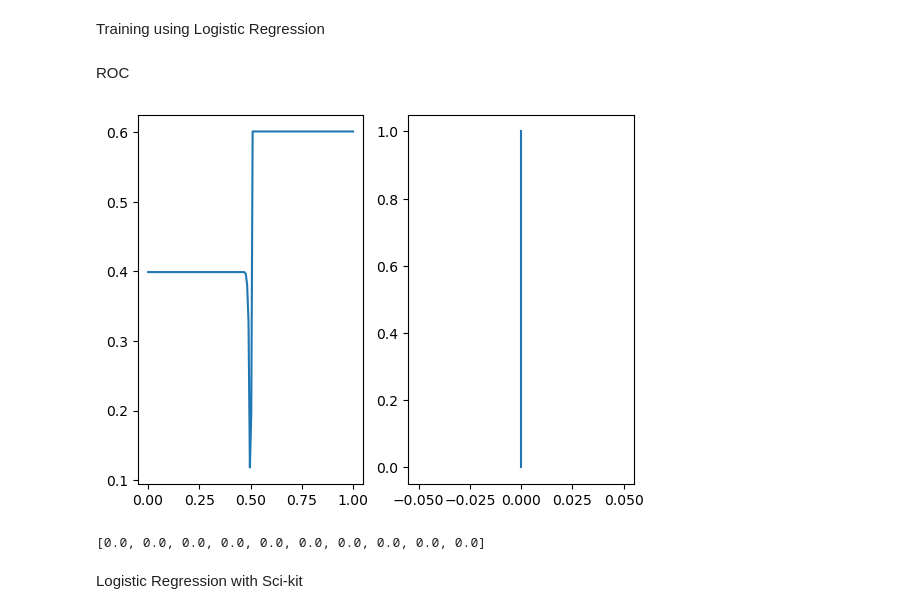
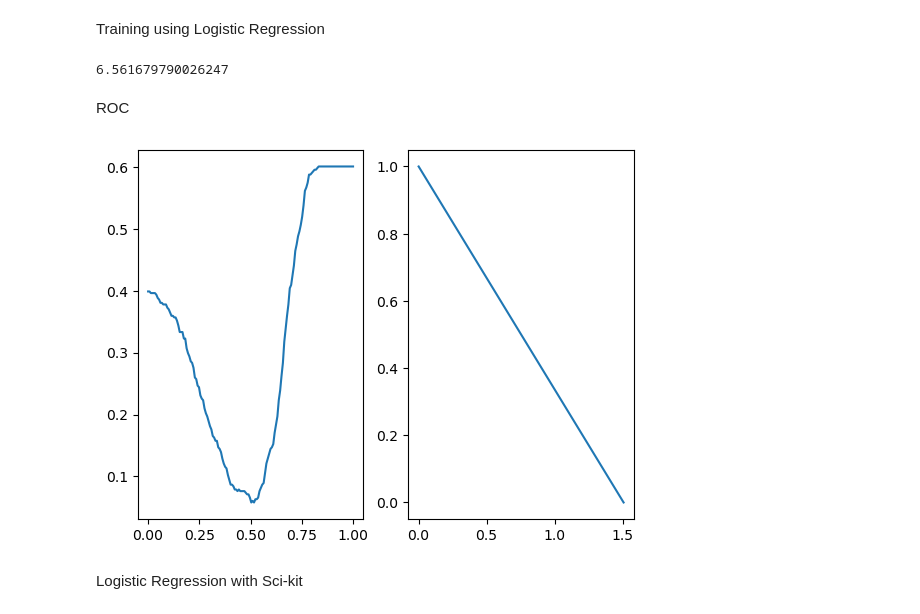
Before and after one commit to Markeloen/ECE718, a Jupyter notebook: Assignment3.ipynb, the cells around one changed output. Drawn from its saved outputs; the diff is of its cells as text; code cells hidden in the pictures.

```diff
--- a/Assignment3.ipynb
+++ b/Assignment3.ipynb
@@ -9,7 +9,12 @@ import matplotlib.pyplot as plt
 
 X, y = load_breast_cancer(return_X_y=True, as_frame=True)
 
-
+# y = pd.DataFrame(np.where(y[:]==0, 1, 0))
+for i in y:
+    if i==1:
+        i=0
+    else:
+        i=1
 
 
 
@@ -68,8 +68,9 @@ N = X_train.shape[0]
 delta_E = 20*np.ones(features_size)
 threshold = 20
 theta = 0.5
-num_of_iterations = 0
-while np.linalg.norm(delta_E) >= threshold:
+num_of_iterations = 50
+counter = 0
+while counter <= num_of_iterations:
 
     predicted_class = []
     delta_E = 0
@@ -83,7 +84,16 @@ while np.linalg.norm(delta_E) >= threshold:
         predicted_class.append(1 if sigmoid(w.T@X_train[i][:].T) >= theta else 0)
         if y_train[i] != predicted_class[i]:
             Error_zero_one += 1
-    num_of_iterations += 1
+    counter += 1
+
+Generalization_Err = 0
+for i in range(N):
+    if y_train[i] != predicted_class[i]:
+        Generalization_Err += 1
+
+print(Generalization_Err/y_train.shape[0]*100)
+# %% [output]
+6.561679790026247
 # %% [markdown]
 ROC
 # %%
@@ -91,50 +101,48 @@ theta = np.linspace(0,1,150)
 Sens_arr = []
 Spec_arr = []
 miss_classification_rate = []
+
+
 for theta_i in theta:
     predicted_class = []
     for i in range(N):
 
-        predicted_class.append(1 if sigmoid(w.T@X_train[i][:].T) >= theta_i else 0)
+        predicted_class.append(1 if sigmoid(w@X_train[i][:]) >= theta_i else 0)
 
 
     # print(Error_zero_one)
     # Compute True Positive
     TP = 0
     FP = 0
     Pos = 0
     Neg = 0
     for i in range(N):
-        if y_train[i] == predicted_class[i] & y_train[i] == 1:
+        if y_train[i] == predicted_class[i] and y_train[i] == 1:
             TP += 1
-        if y_train[i] != predicted_class[i] & y_train[i] == 1:
+        if y_train[i] != predicted_class[i] and y_train[i] == 1:
             FP += 1
-            print("Here")
+
         if y_train[i] == 1:
             Pos += 1
         if y_train[i] == 0:
             Neg += 1
     Sens_arr.append(TP/Pos)
     Spec_arr.append(FP/Neg)
     Err = 0
     for i in range(N):
         if y_train[i] != predicted_class[i]:
                 Err += 1
     miss_classification_rate.append(Err/(Pos+Neg))
     # print(Error_zero_one/(Pos+Neg))
 
 
 fig, ax = plt.subplots(1, 2)
 
 ax[0].plot(theta.T, miss_classification_rate)
 ax[1].plot(Spec_arr, Sens_arr)
 plt.show()
 # %% [output]
-[figure, old version]
+[figure, new version]
-# %%
-Spec_arr[20:30]
-# %% [output]
-[0.0, 0.0, 0.0, 0.0, 0.0, 0.0, 0.0, 0.0, 0.0, 0.0]
 # %% [markdown]
 Logistic Regression with Sci-kit
 # %%
```
Also changed, not shown: parts of 3 cells of this notebook.
